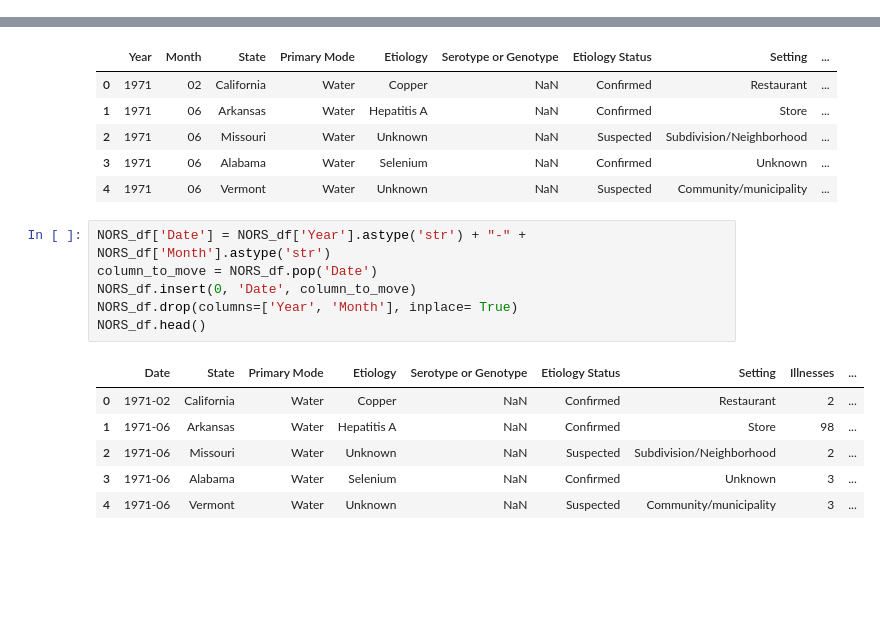
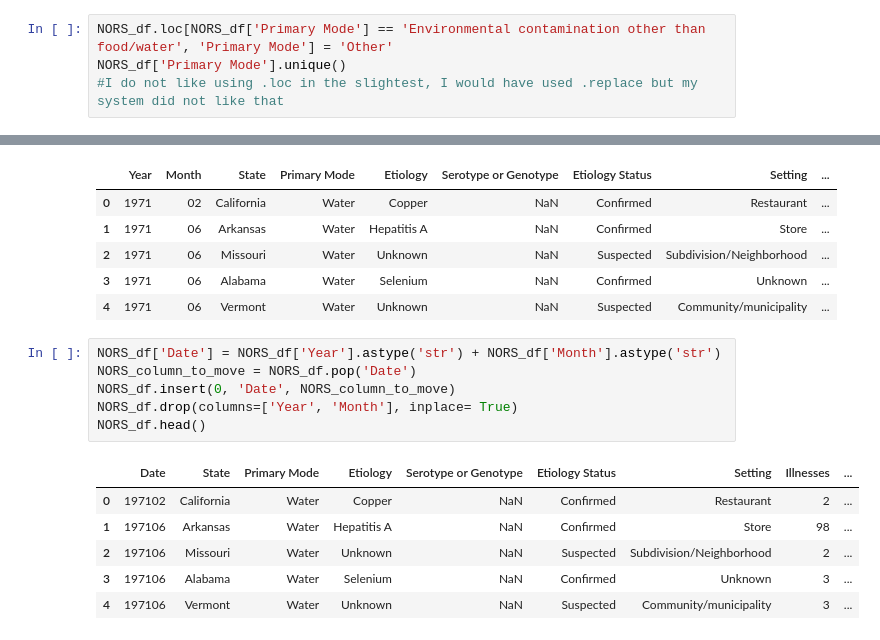
Before and after one commit to NoxRainTempest/Outbreaks_and_Recalls, a Jupyter notebook: notebooks/outbreak_recall.ipynb, the cells around one changed output, grey strips where cells are left out. Saved outputs shown, nothing was run; the diff lists cells and outputs as text; blank space fills up the shorter version.

Commit message:
futher cleaned NORS database and turned it into relational tables

```diff
--- a/notebooks/outbreak_recall.ipynb
+++ b/notebooks/outbreak_recall.ipynb
@@ -47,3 +49,7 @@ NORS_df['Primary Mode'].unique()
 array(['Water', 'Food', 'Person-to-person', 'Indeterminate/unknown',
        'Animal contact',
        'Environmental contamination other than food/water'], dtype=object)
+# %%
+NORS_df.loc[NORS_df['Primary Mode'] == 'Environmental contamination other than food/water', 'Primary Mode'] = 'Other'
+NORS_df['Primary Mode'].unique()
+#I do not like using .loc in the slightest, I would have used .replace but my system did not like that
@@ -84,15 +93,15 @@ NORS_df.head()
 | 3 | 1971 | 06 | Alabama | Water | Selenium | NaN | Confirmed | Unknown | ... |
 | 4 | 1971 | 06 | Vermont | Water | Unknown | NaN | Suspected | Community/municipality | ... |
 # %%
-NORS_df['Date'] = NORS_df['Year'].astype('str') + "-" + NORS_df['Month'].astype('str')
-column_to_move = NORS_df.pop('Date')
-NORS_df.insert(0, 'Date', column_to_move)
+NORS_df['Date'] = NORS_df['Year'].astype('str') + NORS_df['Month'].astype('str')
+NORS_column_to_move = NORS_df.pop('Date')
+NORS_df.insert(0, 'Date', NORS_column_to_move)
 NORS_df.drop(columns=['Year', 'Month'], inplace= True)
 NORS_df.head()
 # %% [output]
 |  | Date | State | Primary Mode | Etiology | Serotype or Genotype | Etiology Status | Setting | Illnesses | ... |
-| 0 | 1971-02 | California | Water | Copper | NaN | Confirmed | Restaurant | 2 | ... |
-| 1 | 1971-06 | Arkansas | Water | Hepatitis A | NaN | Confirmed | Store | 98 | ... |
-| 2 | 1971-06 | Missouri | Water | Unknown | NaN | Suspected | Subdivision/Neighborhood | 2 | ... |
-| 3 | 1971-06 | Alabama | Water | Selenium | NaN | Confirmed | Unknown | 3 | ... |
-| 4 | 1971-06 | Vermont | Water | Unknown | NaN | Suspected | Community/municipality | 3 | ... |
+| 0 | 197102 | California | Water | Copper | NaN | Confirmed | Restaurant | 2 | ... |
+| 1 | 197106 | Arkansas | Water | Hepatitis A | NaN | Confirmed | Store | 98 | ... |
+| 2 | 197106 | Missouri | Water | Unknown | NaN | Suspected | Subdivision/Neighborhood | 2 | ... |
+| 3 | 197106 | Alabama | Water | Selenium | NaN | Confirmed | Unknown | 3 | ... |
+| 4 | 197106 | Vermont | Water | Unknown | NaN | Suspected | Community/municipality | 3 | ... |
```
Also changed, not shown: parts of 16 cells of this notebook, 1 other file.
